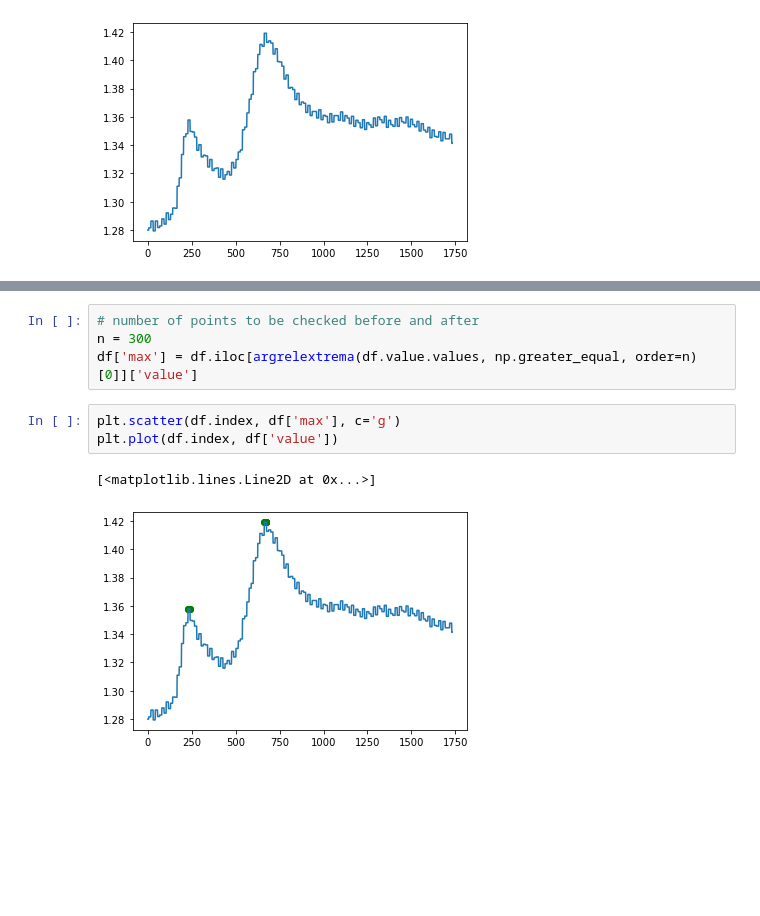
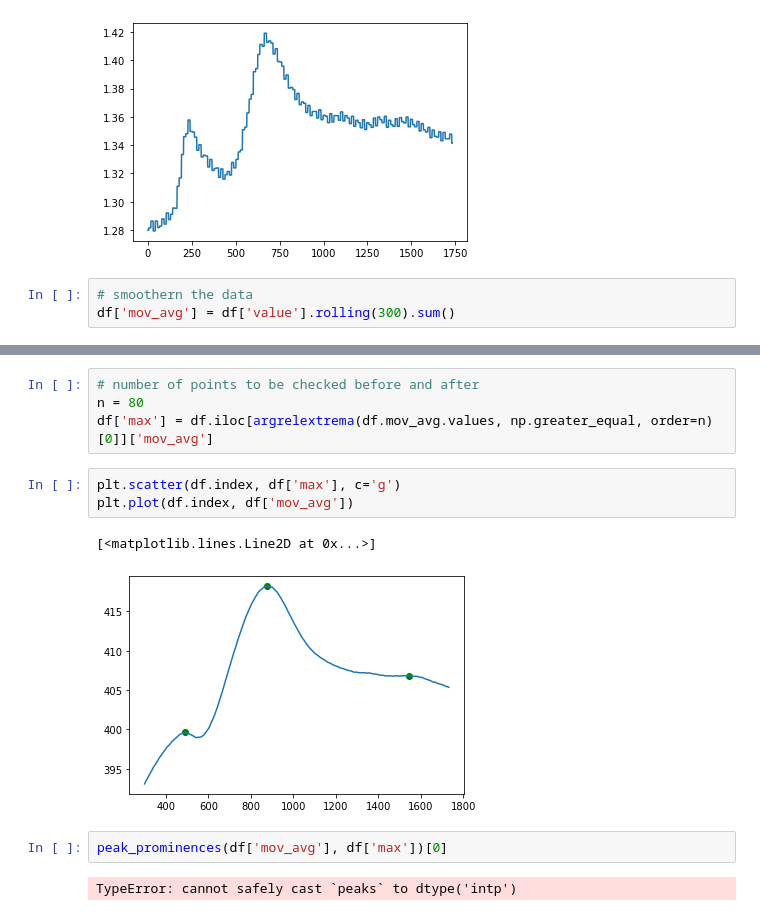
Before and after one commit to kiote/empathy, a Jupyter notebook: python/gsr.ipynb, the cells around one changed output, grey strips where cells are left out. Drawn from its saved outputs; the diff is of its cells as text; blank space fills up the shorter version.

Commit message:
add peaks count and prominence calculation

```diff
--- a/python/gsr.ipynb
+++ b/python/gsr.ipynb
@@ -33,3 +33,6 @@ plt.plot(df.index, df['value'])
 # %% [output]
 [<matplotlib.lines.Line2D at 0x...>]
 [figure]
+# %%
+# smoothern the data
+df['mov_avg'] = df['value'].rolling(300).sum()
@@ -36,13 +44,17 @@ plt.plot(df.index, df['value'])
 # %%
 # number of points to be checked before and after
-n = 300
-df['max'] = df.iloc[argrelextrema(df.value.values, np.greater_equal, order=n)[0]]['value']
+n = 80
+df['max'] = df.iloc[argrelextrema(df.mov_avg.values, np.greater_equal, order=n)[0]]['mov_avg']
 # %%
 plt.scatter(df.index, df['max'], c='g')
-plt.plot(df.index, df['value'])
+plt.plot(df.index, df['mov_avg'])
 # %% [output]
 [<matplotlib.lines.Line2D at 0x...>]
-[figure, old version]
+[figure, new version]
+# %%
+peak_prominences(df['mov_avg'], df['max'])[0]
+# %% [output]
+TypeError: cannot safely cast `peaks` to dtype('intp')
 # %%
 df = df.dropna()
 df
```
Also changed, not shown: parts of 3 cells of this notebook, 1 other file.
